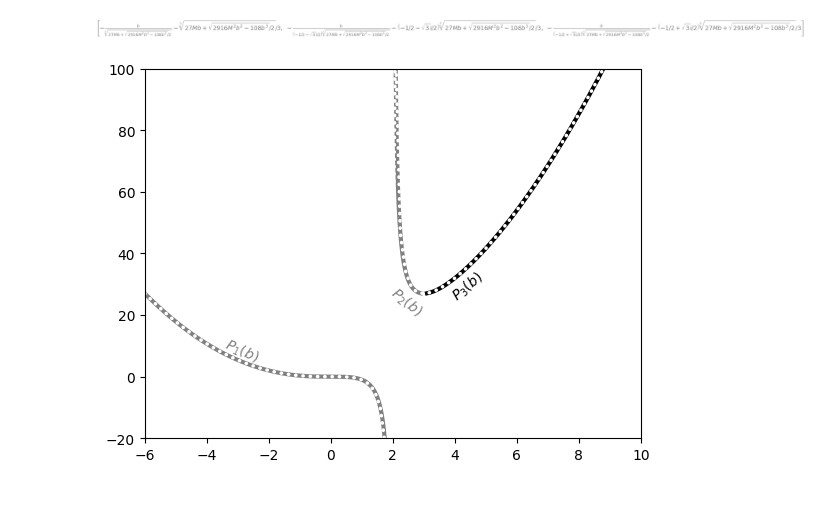
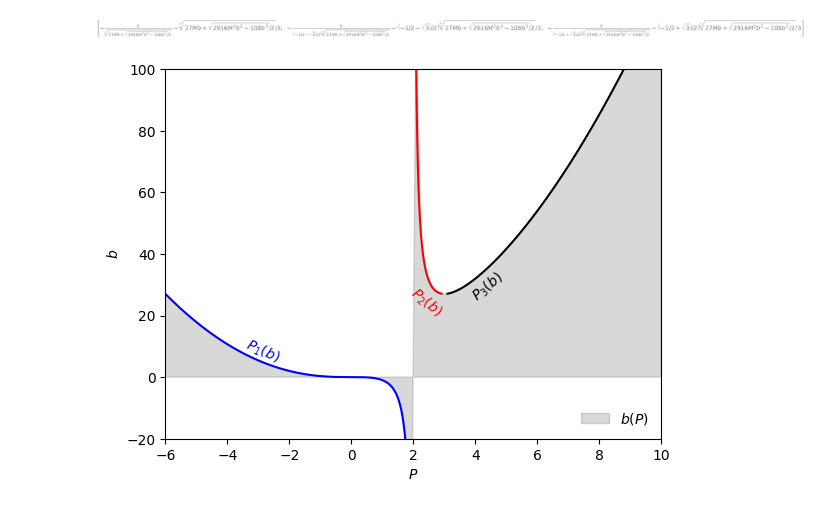
Before and after one commit to jessecrans/bh-raytracer, a Jupyter notebook: luminet-paper.ipynb, the cells around one changed output. Cells and saved outputs as stored; diff of their text form; code cells hidden in the pictures.

Commit message:
added graph showing P as function of b

```diff
--- a/luminet-paper.ipynb
+++ b/luminet-paper.ipynb
@@ -86,27 +89,31 @@ def P1(b,M):
 
 def P2(b,M):
     vals = -b/((-1/2 - np.emath.sqrt(3)*1j/2)*(27*M*b + np.emath.sqrt(2916*M**2*b**2 - 108*b**3)/2)**(1/3)) - (-1/2 - np.emath.sqrt(3)*1j/2)*(27*M*b + np.emath.sqrt(2916*M**2*b**2 - 108*b**3)/2)**(1/3)/3
-    return [np.nan if not np.allclose(np.imag(val),0) else np.real(val) for val in vals ]
+    return [np.nan if not np.allclose(np.imag(val),0,1e-60) else np.real(val) for val in vals ]
 
 def P3(b,M):
     vals = -b/((-1/2 + np.emath.sqrt(3)*1j/2)*(27*M*b + np.emath.sqrt(2916*M**2*b**2 - 108*b**3)/2)**(1/3)) - (-1/2 + np.emath.sqrt(3)*1j/2)*(27*M*b + np.emath.sqrt(2916*M**2*b**2 - 108*b**3)/2)**(1/3)/3
-    return [np.nan if not np.allclose(np.imag(val),0) else np.real(val) for val in vals ]
+    return [np.nan if not np.allclose(np.imag(val),0,1e-60) else np.real(val) for val in vals ]
 # %%
 b = np.linspace(-20, 100, 1000)
 
-plt.plot(P1(b, 1), b, c='gray',linewidth=3)
-plt.plot(P2(b, 1), b, c='gray',linewidth=3)
-plt.plot(P3(b, 1), b, c='k',linewidth=3)
+plt.plot(P1(b, 1), b, c='blue',linewidth=1.5)
+plt.plot(P2(b, 1), b, c='red',linewidth=1.5)
+plt.plot(P3(b, 1), b, c='k',linewidth=1.5)
 
-plt.text(-3.5,5,r'$P_1(b)$',rotation=-25, color='gray')
-plt.text(1.8,20,r'$P_2(b)$',rotation=-40, color='gray')
+plt.text(-3.5,5,r'$P_1(b)$',rotation=-25, color='blue')
+plt.text(1.8,20,r'$P_2(b)$',rotation=-40, color='red')
 plt.text(3.8,25,r'$P_3(b)$',rotation= 40)
 
 P = np.linspace(-6*M, 10*M, 100)
-plt.plot(P,get_impact_parameter(P),linestyle = (0,(0.1,2)),c='white',linewidth=2.5,dash_capstyle = 'round')
+# plt.plot(P,get_impact_parameter(P),linestyle = (0,(0.1,2)),c='white',linewidth=2.5,dash_capstyle = 'round')
+plt.fill_between(P,get_impact_parameter(P),0,color='gray',alpha=0.3,label=r'$b(P)$')
 
+plt.legend(frameon=False,loc='lower right')
 plt.ylim(-20, 100)
 plt.xlim(-6,10)
+plt.xlabel(r'$P$')
+plt.ylabel(r'$b$')
 plt.show()
 # %% [output]
-[figure, old version]
+[figure, new version]
```
Also changed, not shown: parts of 2 cells of this notebook.
